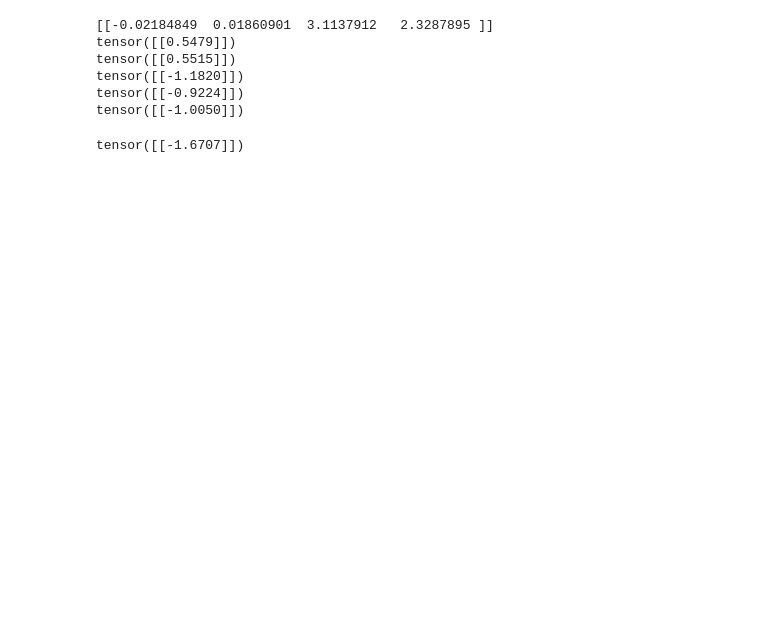
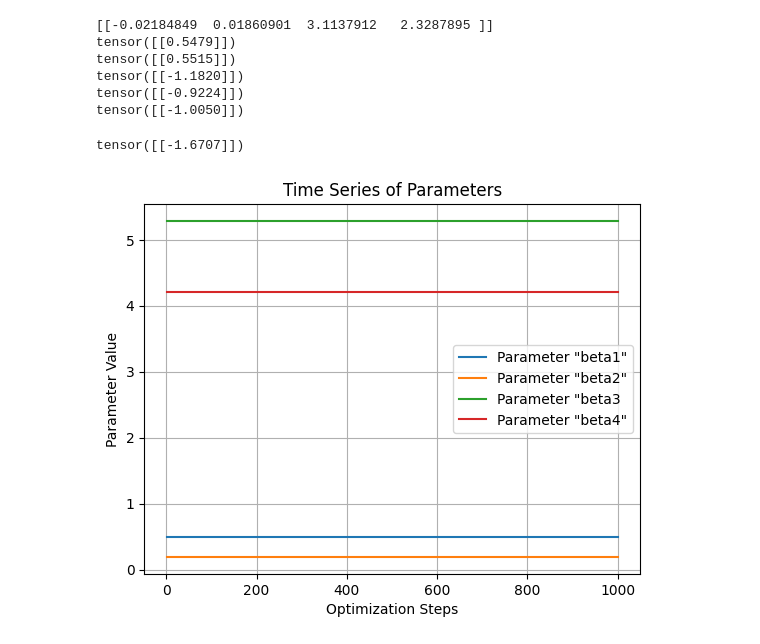
Before and after one commit to therealLucasPaul/MScThesis_Econ, a Jupyter notebook: 06_general_code/MAPEstimation_GradientDescent_DifferentRegularizationMethods.ipynb, the cells around one changed output. Cells and saved outputs as stored; diff of their text form; code cells hidden in the pictures; blank space fills up the shorter version.

```diff
--- a/06_general_code/MAPEstimation_GradientDescent_DifferentRegularizationMethods.ipynb
+++ b/06_general_code/MAPEstimation_GradientDescent_DifferentRegularizationMethods.ipynb
@@ -128,13 +128,16 @@ def custom_regularization_loss(outputs, targets, coefficients, penalty, a, c, ka
 def train_model_with_regularization(X, y, penalty, a, c, kappa, num_epochs=1000, lr=0.01):
     model = CustomRegularizationModel(X.shape[1])
     optimizer = optim.SGD(model.parameters(), lr=lr)
+    coef_list = list()
+    loss_list = list()
 
     for epoch in range(num_epochs):
         optimizer.zero_grad()
         outputs = model(X)
         loss = custom_regularization_loss(outputs, y, model.linear.weight, penalty, a, c, kappa)
         loss.backward()
-
+        coef_list.append(model.linear.weight)
+        loss_list.append(loss)
         #Gradient Clipping???
         nn.utils.clip_grad_norm_(model.parameters(), 1.0)
         optimizer.step()
@@ -142,10 +145,10 @@ def train_model_with_regularization(X, y, penalty, a, c, kappa, num_epochs=1000,
         if (epoch+1) % 100 == 0:
             print(f'Epoch [{epoch+1}/{num_epochs}], Loss: {loss.item()}')
 
-    return model
+    return model, coef_list, loss_list
 
 
-trained_model2 = train_model_with_regularization(X, Y, 4, 0.1, 0.1, 2) # Covariates, Targets, Penalty, a, c, kappa
+trained_model2, coefs, loss_of_optimization = train_model_with_regularization(X, Y, 4, 0.1, 0.1, 2) # Covariates, Targets, Penalty, a, c, kappa
 coefficients = trained_model2.linear.weight.detach().numpy()
 intercept = trained_model2.linear.bias.item()
 
@@ -197,3 +200,24 @@ coef = torch.tensor([[4]])
 hyperu.log_hyperu(torch.tensor([[c+0.5]]),torch.tensor([[1.5-a]]),(coef**2)/(2*phi))
 # %% [output]
 tensor([[-1.6707]])
+# %%
+### Sample Plot
+import matplotlib.pyplot as plt
+beta1s = [tensor[0, 0].item() for tensor in coefs]
+beta2s = [tensor[0, 1].item() for tensor in coefs]
+beta3s = [tensor[0, 2].item() for tensor in coefs]
+beta4s = [tensor[0, 3].item() for tensor in coefs]
+optimization_steps = list(range(1, len(coefs) + 1))
+
+plt.plot(optimization_steps, beta1s, label='Parameter "beta1"')
+plt.plot(optimization_steps, beta2s, label='Parameter "beta2"')
+plt.plot(optimization_steps, beta3s, label='Parameter "beta3')
+plt.plot(optimization_steps, beta4s, label='Parameter "beta4"')
+plt.xlabel('Optimization Steps')
+plt.ylabel('Parameter Value')
+plt.title('Time Series of Parameters')
+plt.legend()
+plt.grid(True)
+plt.show()
+# %% [output]
+[figure, added]
```
Also changed, not shown: parts of 7 cells of this notebook, 24 other files.
